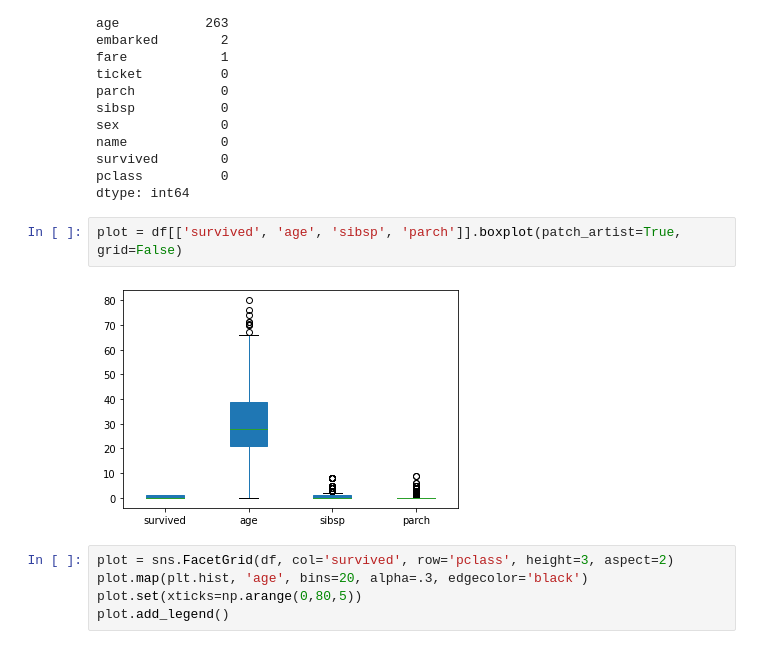
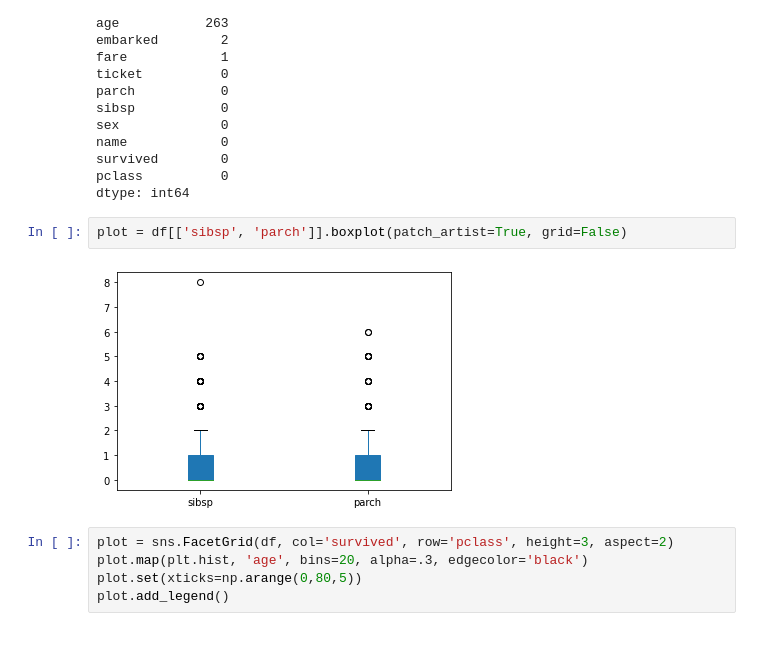
Before and after one commit to kamclar/ML_ensembles, a Jupyter notebook: 03_Models_predictions.ipynb, the cells around one changed output. Saved outputs shown, nothing was run; the diff lists cells and outputs as text.

```diff
--- a/03_Models_predictions.ipynb
+++ b/03_Models_predictions.ipynb
@@ -97,9 +98,9 @@ survived        0
 pclass          0
 dtype: int64
 # %%
-plot = df[['survived', 'age', 'sibsp', 'parch']].boxplot(patch_artist=True, grid=False)
+plot = df[['sibsp', 'parch']].boxplot(patch_artist=True, grid=False)
 # %% [output]
-[figure, old version]
+[figure, new version]
 # %%
 plot = sns.FacetGrid(df, col='survived', row='pclass', height=3, aspect=2)
 plot.map(plt.hist, 'age', bins=20, alpha=.3, edgecolor='black')
```
Also changed, not shown: parts of 5 cells of this notebook, 16 other files.
